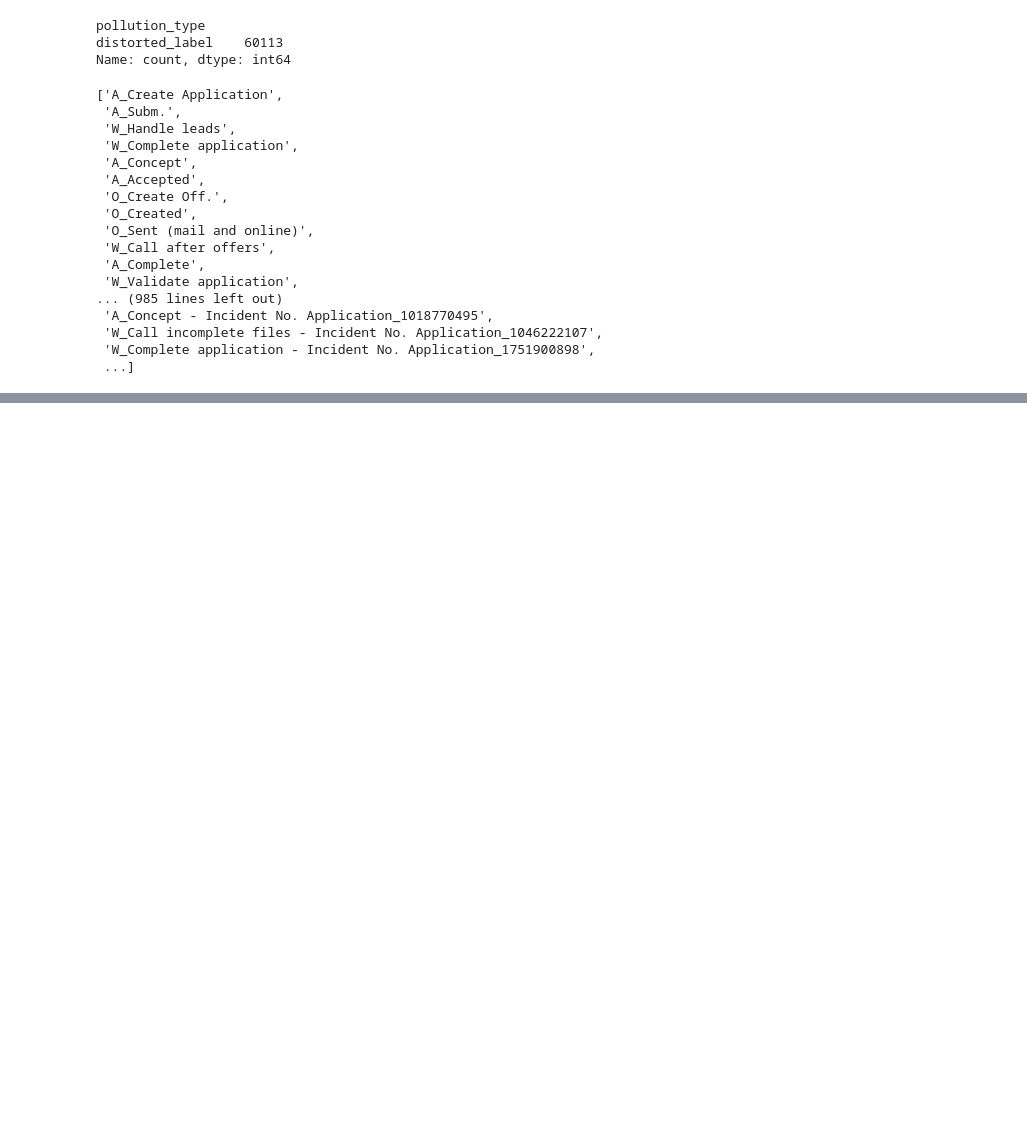
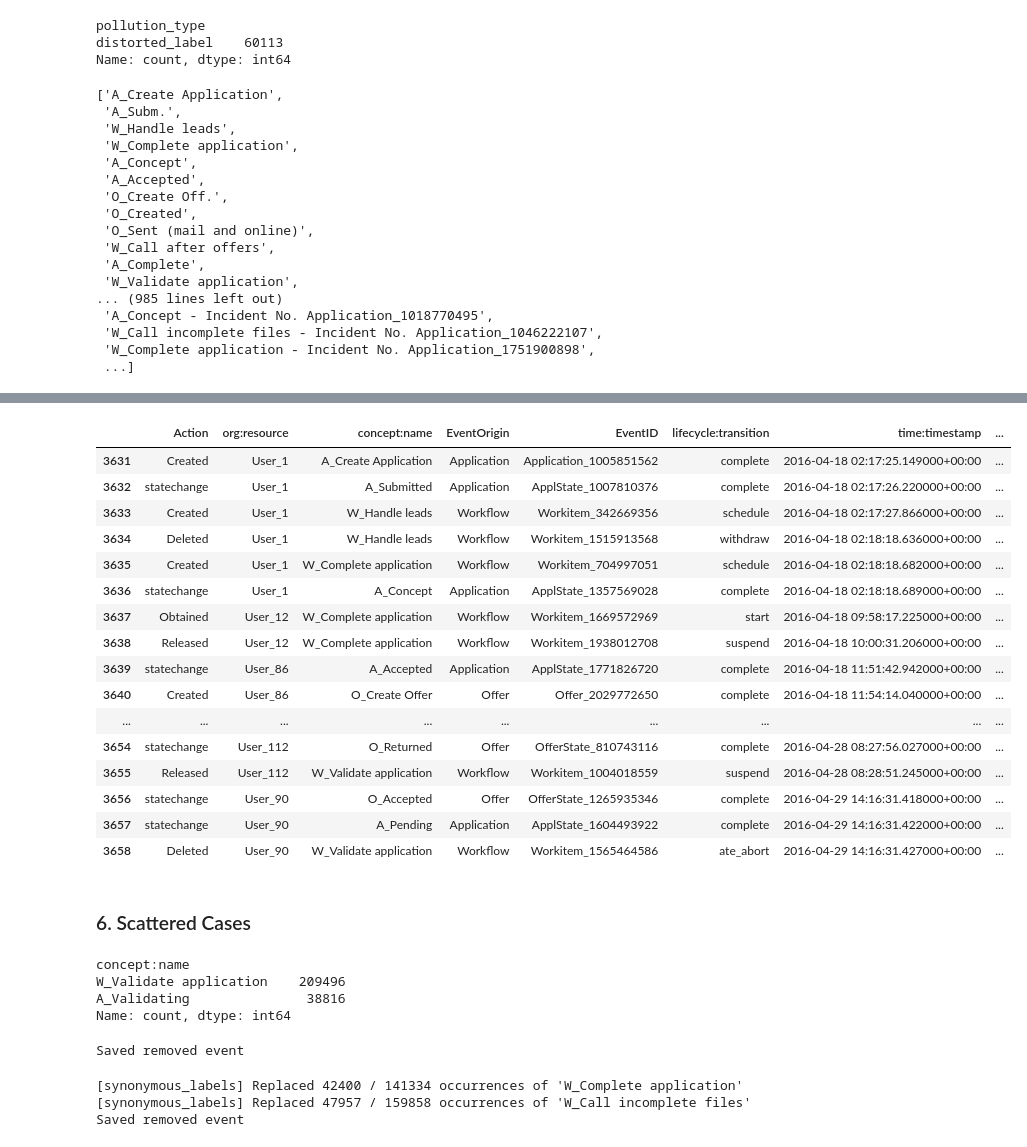
Before and after one commit to felix00112/ProM-Assignment-Group-C, a Jupyter notebook: notebooks/polluter_script.ipynb, the cells around one changed output, grey strips where cells are left out. Drawn from its saved outputs; the diff is of its cells as text; code cells hidden in the pictures; blank space fills up the shorter version.

```diff
--- a/notebooks/polluter_script.ipynb
+++ b/notebooks/polluter_script.ipynb
@@ -270,0 +374,7 @@ After that execute the last cells below.
+# %%
+# Sub-steps that logically make up "W_Complete application" - Action = Obtained, lifecycle:transition = start
+COLLATERAL_SUBSTEPS = [
+    "W_Precheck application: Applicant Identity",
+    "W_Precheck application: Form Completeness",
+    "W_Precheck application: Credit History",
+]
@@ -270,0 +445,2 @@ After that execute the last cells below.
+# %%
+polluted_df_2 = add_collateral_events(df)
@@ -270,0 +484,30 @@ After that execute the last cells below.
+# %%
+test_polluted =polluted_df_2[polluted_df_2["case:concept:name"]=='Application_1005851562'].sort_values(by=["case:concept:name", "time:timestamp"])
+test_polluted
+# %% [output]
+|  | Action | org:resource | concept:name | EventOrigin | EventID | lifecycle:transition | time:timestamp | ... |
+| 3631 | Created | User_1 | A_Create Application | Application | Application_1005851562 | complete | 2016-04-18 02:17:25.149000+00:00 | ... |
+| 3632 | statechange | User_1 | A_Submitted | Application | ApplState_1007810376 | complete | 2016-04-18 02:17:26.220000+00:00 | ... |
+| 3633 | Created | User_1 | W_Handle leads | Workflow | Workitem_342669356 | schedule | 2016-04-18 02:17:27.866000+00:00 | ... |
+| 3634 | Deleted | User_1 | W_Handle leads | Workflow | Workitem_1515913568 | withdraw | 2016-04-18 02:18:18.636000+00:00 | ... |
+| 3635 | Created | User_1 | W_Complete application | Workflow | Workitem_704997051 | schedule | 2016-04-18 02:18:18.682000+00:00 | ... |
+| 3636 | statechange | User_1 | A_Concept | Application | ApplState_1357569028 | complete | 2016-04-18 02:18:18.689000+00:00 | ... |
+| 3637 | Obtained | User_12 | W_Complete application | Workflow | Workitem_1669572969 | start | 2016-04-18 09:58:17.225000+00:00 | ... |
+| 3638 | Released | User_12 | W_Complete application | Workflow | Workitem_1938012708 | suspend | 2016-04-18 10:00:31.206000+00:00 | ... |
+| 3639 | statechange | User_86 | A_Accepted | Application | ApplState_1771826720 | complete | 2016-04-18 11:51:42.942000+00:00 | ... |
+| 3640 | Created | User_86 | O_Create Offer | Offer | Offer_2029772650 | complete | 2016-04-18 11:54:14.040000+00:00 | ... |
+| ... | ... | ... | ... | ... | ... | ... | ... | ... |
+| 3654 | statechange | User_112 | O_Returned | Offer | OfferState_810743116 | complete | 2016-04-28 08:27:56.027000+00:00 | ... |
+| 3655 | Released | User_112 | W_Validate application | Workflow | Workitem_1004018559 | suspend | 2016-04-28 08:28:51.245000+00:00 | ... |
+| 3656 | statechange | User_90 | O_Accepted | Offer | OfferState_1265935346 | complete | 2016-04-29 14:16:31.418000+00:00 | ... |
+| 3657 | statechange | User_90 | A_Pending | Application | ApplState_1604493922 | complete | 2016-04-29 14:16:31.422000+00:00 | ... |
+| 3658 | Deleted | User_90 | W_Validate application | Workflow | Workitem_1565464586 | ate_abort | 2016-04-29 14:16:31.427000+00:00 | ... |
+# %% [markdown]
+### 6. Scattered Cases
+# %%
+df[df['concept:name'].str.contains("valid", case=False)]['concept:name'].value_counts()
+# %% [output]
+concept:name
+W_Validate application    209496
+A_Validating               38816
+Name: count, dtype: int64
@@ -271,3 +546,21 @@ After that execute the last cells below.
+# %%
+polluted_df_3 = add_scattered_cases(
+    df,
+    concept_name="valid"
+)
+# %% [output]
+Saved removed event
+# %%
+df_polluted = add_synonymous_labels(df_polluted)
+df_polluted = add_collateral_events(df_polluted)
+df_polluted = add_scattered_cases(
+    df_polluted,
+    concept_name="valid"
+)
+# %% [output]
+[synonymous_labels] Replaced 42400 / 141334 occurrences of 'W_Complete application'
+[synonymous_labels] Replaced 47957 / 159858 occurrences of 'W_Call incomplete files'
+Saved removed event
 # %%
 event_log_polluted = pm4py.convert_to_event_log(df_polluted)
 # %%
```
Also changed, not shown: parts of 18 cells of this notebook.
